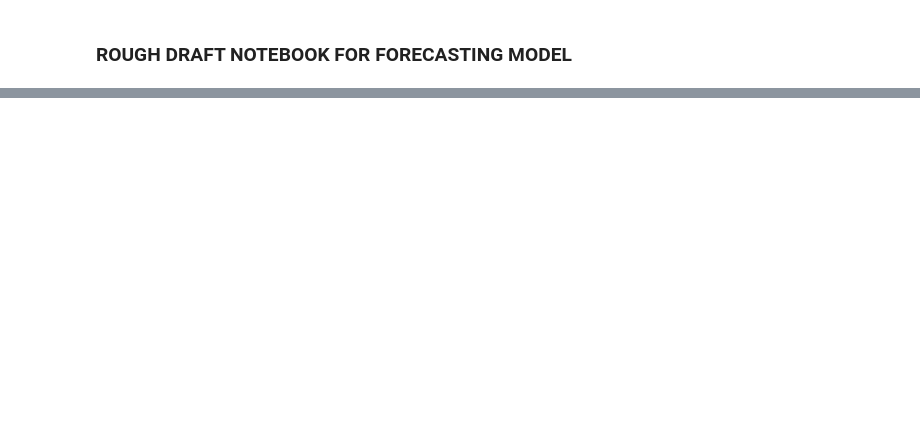
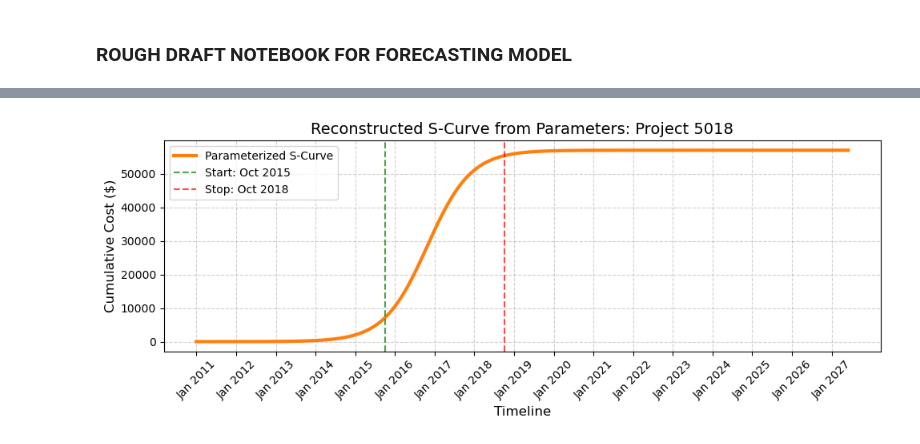
Before and after one commit to tomragus/i4X-CPM-Model-Backend, a Jupyter notebook: drafting_notebook.ipynb, the cells around one changed output, grey strips where cells are left out. Cells and saved outputs as stored; diff of their text form; code cells hidden in the pictures; blank space fills up the shorter version.

Commit message:
Steadily making progress, setup is complete for trying some models

```diff
--- a/drafting_notebook.ipynb
+++ b/drafting_notebook.ipynb
@@ -136,0 +146,92 @@ all_projects_df.head(20)
+# %%
+########################################################
+"""
+
+Deconstructs timelines into parameters "Start_Date", "Stop_Date", "S_Curve_L" (Max Value),
+"S_Curve_k" (Growth Rate), and "S_Curve_t0" (Midpoint), then reconstructs S-curves using
+these parameters (instead of counting cumulative sums)
+
+This version is intended as a proof-of-concept, to show how the parameterization/reconstruction
+works. Since in the actual model we're not predicting things like when the project starts, we're
+gonna use the version in the next cell
+
+"""
+########################################################
+
+all_projects_df_1 = all_projects_df.copy()
+
+# Define our S-curve mathematical model
+def logistic_curve(t, L, k, t0):
+    return L / (1 + np.exp(-k * (t - t0)))
+
+# Prepare our X-axis as numeric time steps
+timeline_cols = all_projects_df_1.columns[5:]
+x_data = np.arange(len(timeline_cols))
+
+# Create empty lists to store all our parameters
+L_params = []
+k_params = []
+t0_params = []
+start_dates = []
+stop_dates = []
+
+# Loop through the projects
+for index, row in all_projects_df_1.iterrows():
+    y_data = row[timeline_cols].values.astype(float)
+    start_idx = np.argmax(y_data > 0)
+    stop_idx = np.argmax(y_data == y_data[-1])
+    start_dates.append(timeline_cols[start_idx])
+    stop_dates.append(timeline_cols[stop_idx])
+
+    # Fit the Logistic Curve (same as before)
+    initial_guess = [y_data[-1], 0.1, len(x_data)/2]
+    popt, pcov = curve_fit(logistic_curve, x_data, y_data, p0=initial_guess, maxfev=1000000)
+
+    L_params.append(popt[0])
+    k_params.append(popt[1])
+    t0_params.append(popt[2])
+
+# Save all these features as new columns in our dataframe
+all_projects_df_1['S_Curve_L'] = L_params
+all_projects_df_1['S_Curve_k'] = k_params
+all_projects_df_1['S_Curve_t0'] = t0_params
+all_projects_df_1['Start_Date'] = start_dates
+all_projects_df_1['Stop_Date'] = stop_dates
+
+# Check results in table
+display(all_projects_df_1[['Project Code', 'Start_Date', 'Stop_Date', 'S_Curve_L', 'S_Curve_k', 'S_Curve_t0']].head())
+
+# Set up our timeline and X-axis indices
+timeline_dates = pd.date_range(start='2011-01-01', end='2027-06-01', freq='MS')
+timeline_cols = timeline_dates.strftime('%b %Y').tolist()
+x_data = np.arange(len(timeline_cols))
+
+# Loop through the first 3 projects
+for index, row in all_projects_df_1.head(3).iterrows():
+    L = row['S_Curve_L']
+    k = row['S_Curve_k']
+    t0 = row['S_Curve_t0']
+    start = row['Start_Date']
+    stop = row['Stop_Date']
+
+    # Generate curve using parameters
+    predicted_y = logistic_curve(x_data, L, k, t0)
+    plt.figure(figsize=(10, 4))
+    plt.plot(timeline_cols, predicted_y, linewidth=3, color='#ff7f0e', label="Parameterized S-Curve")
+
+    # Formatting
+    if pd.notna(start) and pd.notna(stop):
+        start_idx = timeline_cols.index(start)
+        stop_idx = timeline_cols.index(stop)
+        plt.axvline(x=start_idx, color='green', linestyle='--', alpha=0.7, label=f"Start: {start}")
+        plt.axvline(x=stop_idx, color='red', linestyle='--', alpha=0.7, label=f"Stop: {stop}")
+
+    plt.title(f"Reconstructed S-Curve from Parameters: Project {row['Project Code']}", fontsize=14)
+    plt.xlabel("Timeline", fontsize=12)
+    plt.ylabel("Cumulative Cost ($)", fontsize=12)
+    plt.xticks(timeline_cols[::12], rotation=45)
+    plt.legend()
+    plt.grid(True, linestyle='--', alpha=0.6)
+    plt.tight_layout()
+    plt.show()
+# %% [output]
@@ -136,0 +244 @@ all_projects_df.head(20)
+[figure, added]
```
Also changed, not shown: parts of 13 cells of this notebook.
